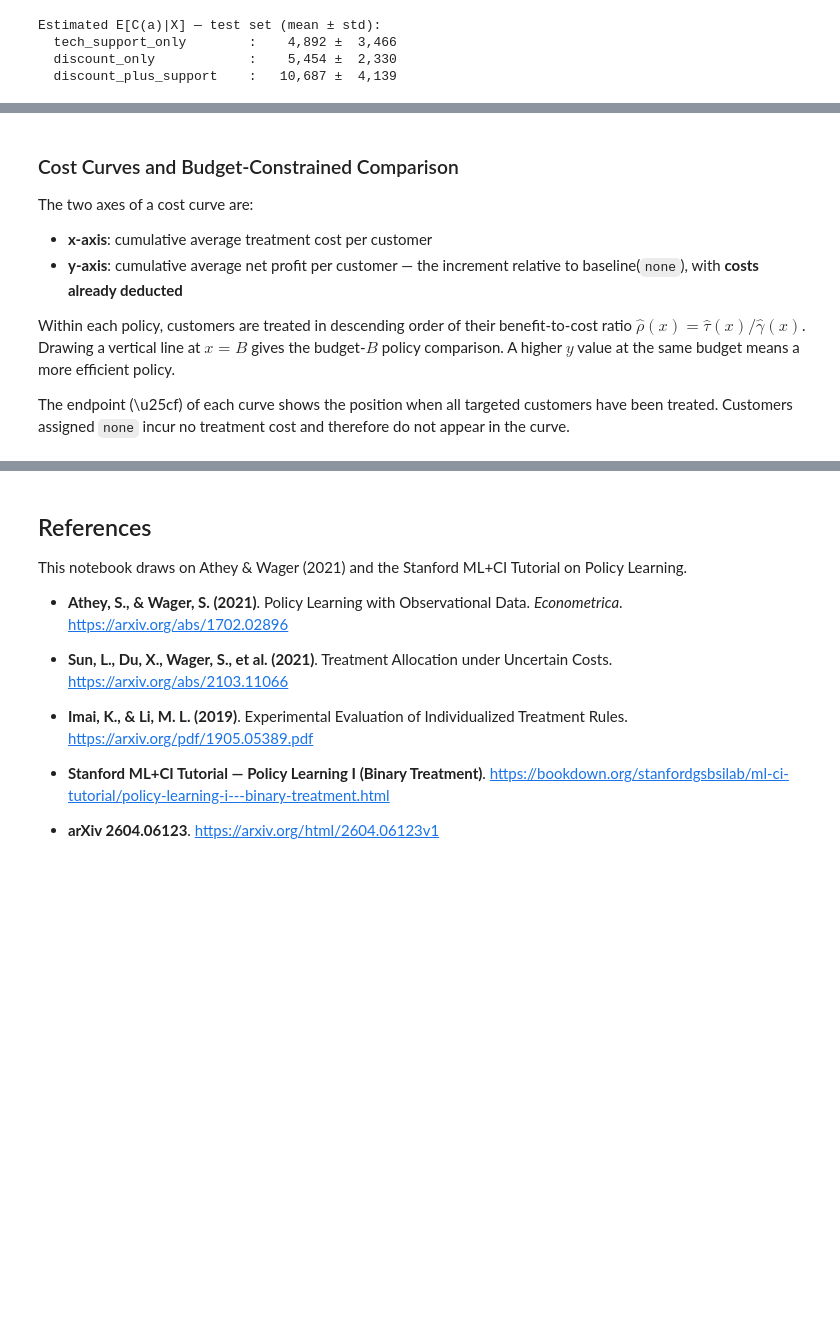
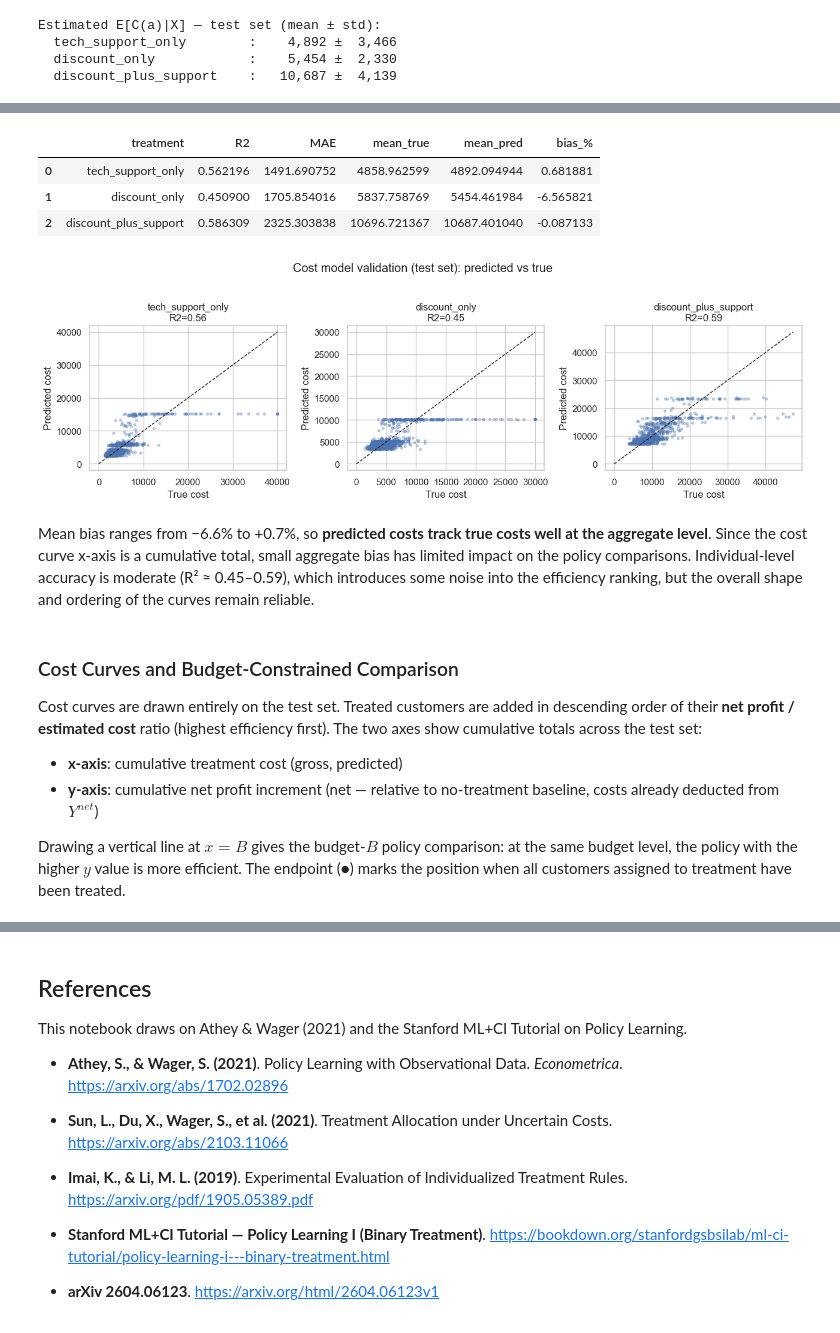
Before and after one commit to CausalInferenceLab/causal-studio, a Jupyter notebook: book/who_should_be_treated/who_should_be_treated_en.ipynb, the cells around one changed output, grey strips where cells are left out. Drawn from its saved outputs; the diff is of its cells as text; code cells hidden in the pictures; blank space fills up the shorter version.

```diff
--- a/book/who_should_be_treated/who_should_be_treated_en.ipynb
+++ b/book/who_should_be_treated/who_should_be_treated_en.ipynb
@@ -848,12 +852,48 @@ Estimated E[C(a)|X] — test set (mean ± std):
+# %%
+from sklearn.metrics import r2_score, mean_absolute_error
+
+cost_eval_rows = []
+for treatment_id, treatment_name in [(1, 'tech_support_only'), (2, 'discount_only'), (3, 'discount_plus_support')]:
+    truth = c_true_by_treatment[treatment_id][test_idx]   # true cost (test)
+    pred  = c_hat_test[:, treatment_id]                    # predicted cost (test)
+    cost_eval_rows.append({
+        'treatment': treatment_name,
+        'R2':        r2_score(truth, pred),
+        'MAE':       mean_absolute_error(truth, pred),
+        'mean_true': truth.mean(),
+        'mean_pred': pred.mean(),
+        'bias_%':    100 * (pred.mean() - truth.mean()) / truth.mean(),
+    })
+display(pd.DataFrame(cost_eval_rows))
+
+fig, axes = plt.subplots(1, 3, figsize=(13, 4))
+for ax, (treatment_id, treatment_name) in zip(axes, [(1, 'tech_support_only'), (2, 'discount_only'), (3, 'discount_plus_support')]):
+    truth = c_true_by_treatment[treatment_id][test_idx]
+    pred  = c_hat_test[:, treatment_id]
+    ax.scatter(truth, pred, s=8, alpha=0.3)
+    lim = [0, max(truth.max(), pred.max())]
+    ax.plot(lim, lim, 'k--', lw=1)
+    ax.set_title(f'{treatment_name}\nR2={r2_score(truth, pred):.2f}')
+    ax.set_xlabel('True cost')
+    ax.set_ylabel('Predicted cost')
+plt.suptitle('Cost model validation (test set): predicted vs true', y=1.03)
+plt.tight_layout()
+plt.show()
+# %% [output]
+|  | treatment | R2 | MAE | mean_true | mean_pred | bias_% |
+| 0 | tech_support_only | 0.562196 | 1491.690752 | 4858.962599 | 4892.094944 | 0.681881 |
+| 1 | discount_only | 0.450900 | 1705.854016 | 5837.758769 | 5454.461984 | -6.565821 |
+| 2 | discount_plus_support | 0.586309 | 2325.303838 | 10696.721367 | 10687.401040 | -0.087133 |
+[figure, added]
+# %% [markdown]
+Mean bias ranges from −6.6% to +0.7%, so **predicted costs track true costs well at the aggregate level**. Since the cost curve x-axis is a cumulative total, small aggregate bias has limited impact on the policy comparisons. Individual-level accuracy is moderate (R² ≈ 0.45–0.59), which introduces some noise into the efficiency ranking, but the overall shape and ordering of the curves remain reliable.
 # %% [markdown]
 ### Cost Curves and Budget-Constrained Comparison
 
-The two axes of a cost curve are:
+Cost curves are drawn entirely on the test set. Treated customers are added in descending order of their **net profit / estimated cost** ratio (highest efficiency first). The two axes show cumulative totals across the test set:
 
-- **x-axis**: cumulative average treatment cost per customer
-- **y-axis**: cumulative average net profit per customer — the increment relative to baseline(`none`), with **costs already deducted**
+- **x-axis**: cumulative treatment cost (gross, predicted)
+- **y-axis**: cumulative net profit increment (net — relative to no-treatment baseline, costs already deducted from $Y^{net}$)
 
-Within each policy, customers are treated in descending order of their benefit-to-cost ratio $\hat\rho(x) = \hat\tau(x) / \hat\gamma(x)$. Drawing a vertical line at $x = B$ gives the budget-$B$ policy comparison. A higher $y$ value at the same budget means a more efficient policy.
-
-The endpoint (\u25cf) of each curve shows the position when all targeted customers have been treated. Customers assigned `none` incur no treatment cost and therefore do not appear in the curve.
+Drawing a vertical line at $x = B$ gives the budget-$B$ policy comparison: at the same budget level, the policy with the higher $y$ value is more efficient. The endpoint (●) marks the position when all customers assigned to treatment have been treated.
 # %%
```
Also changed, not shown: parts of 3 cells of this notebook, 2 other files.
